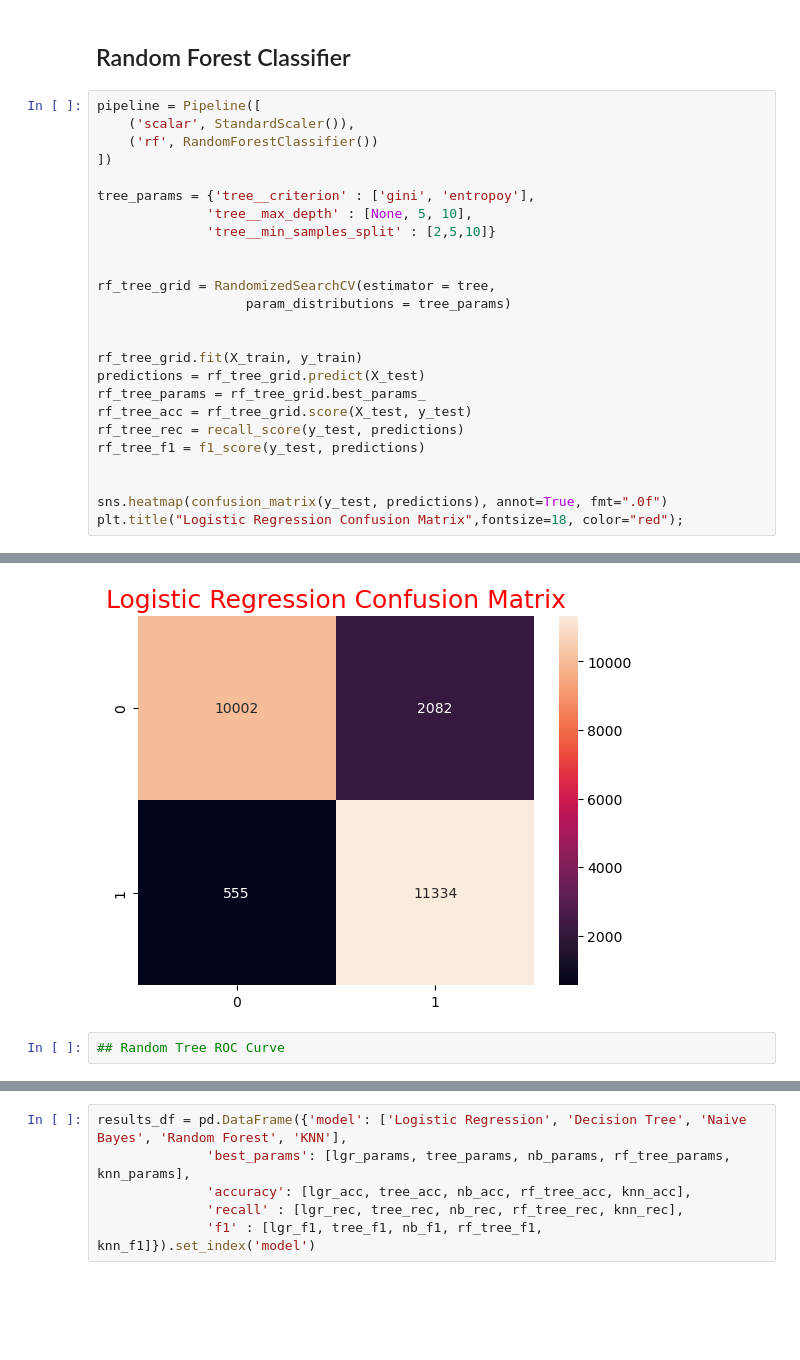
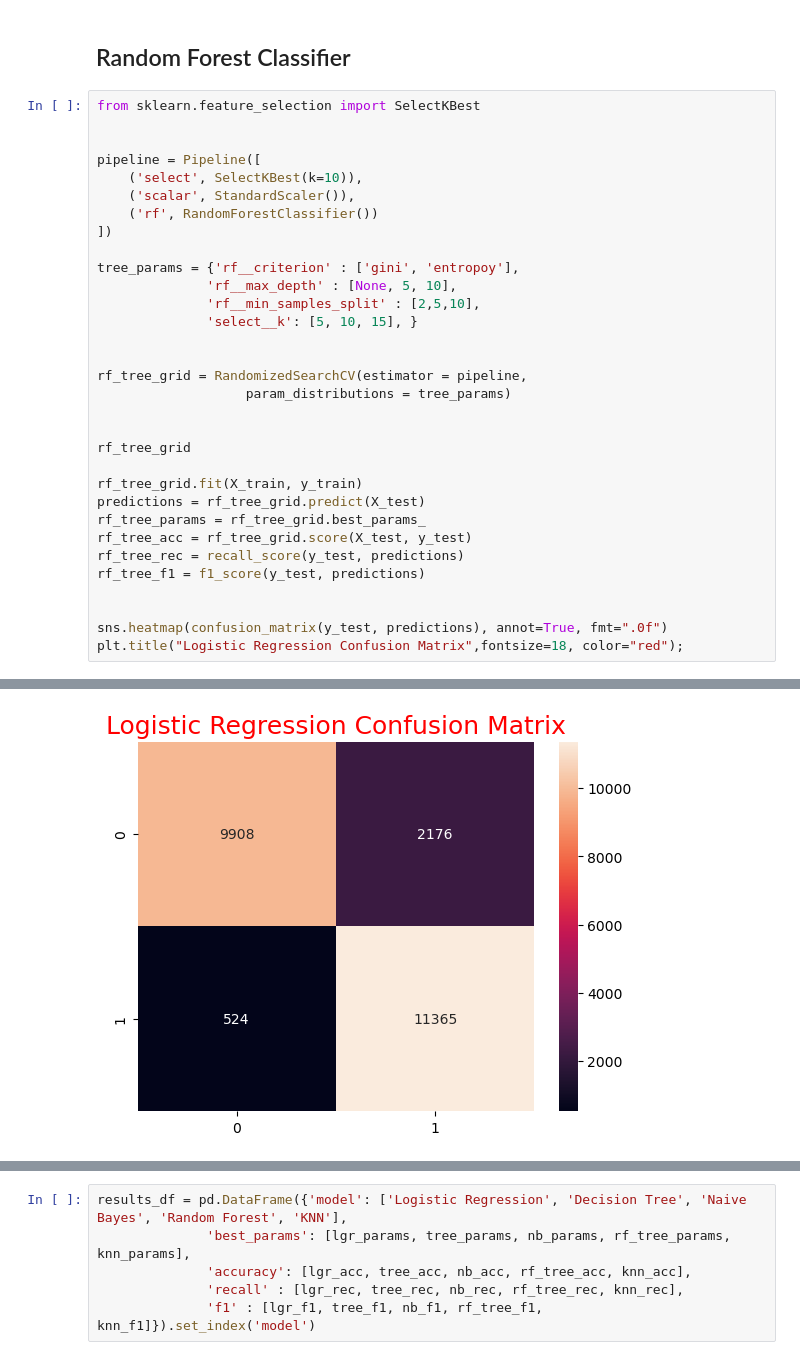
Before and after one commit to sureshgv/UCB-CapStone-Project, a Jupyter notebook: covid19-high-risk-prediction.ipynb, the cells around one changed output, grey strips where cells are left out. Cells and saved outputs as stored; diff of their text form; blank space fills up the shorter version.

```diff
--- a/covid19-high-risk-prediction.ipynb
+++ b/covid19-high-risk-prediction.ipynb
@@ -668,19 +668,26 @@ plt.show()
 # %% [markdown]
 ## Random Forest Classifier
 # %%
+from sklearn.feature_selection import SelectKBest
+
+
 pipeline = Pipeline([
+    ('select', SelectKBest(k=10)),
     ('scalar', StandardScaler()),
     ('rf', RandomForestClassifier())
 ])
 
-tree_params = {'tree__criterion' : ['gini', 'entropoy'],
-              'tree__max_depth' : [None, 5, 10],
-              'tree__min_samples_split' : [2,5,10]}
+tree_params = {'rf__criterion' : ['gini', 'entropoy'],
+              'rf__max_depth' : [None, 5, 10],
+              'rf__min_samples_split' : [2,5,10],
+              'select__k': [5, 10, 15], }
 
 
-rf_tree_grid = RandomizedSearchCV(estimator = tree,
+rf_tree_grid = RandomizedSearchCV(estimator = pipeline,
                    param_distributions = tree_params)
 
+
+rf_tree_grid
 
 rf_tree_grid.fit(X_train, y_train)
 predictions = rf_tree_grid.predict(X_test)
@@ -710,6 +717,4 @@ sklearn.utils._param_validation.InvalidParameterError: The 'criterion' parameter
 
   warnings.warn(some_fits_failed_message, FitFailedWarning)
   warnings.warn(
-[figure, old version]
+[figure, new version]
-# %%
-## Random Tree ROC Curve
```
Also changed, not shown: parts of 32 cells of this notebook.
